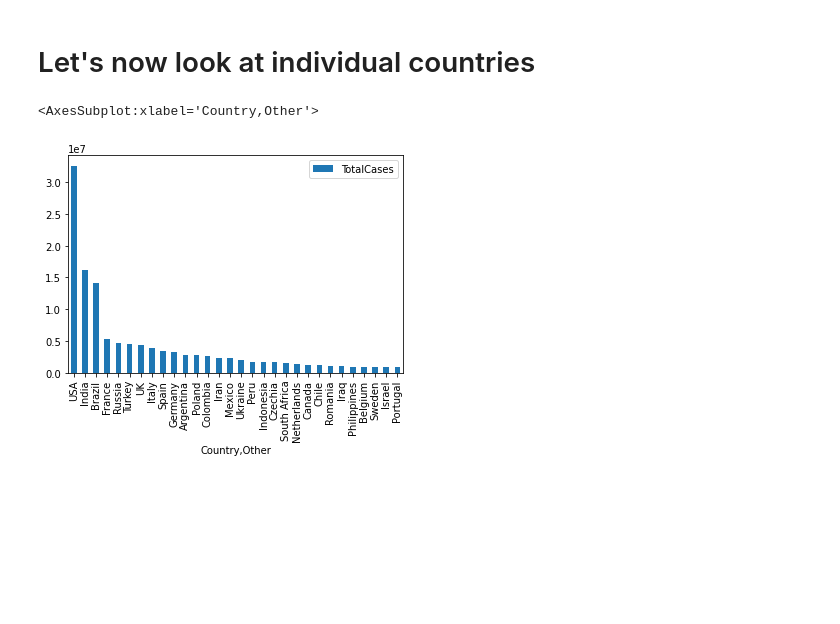
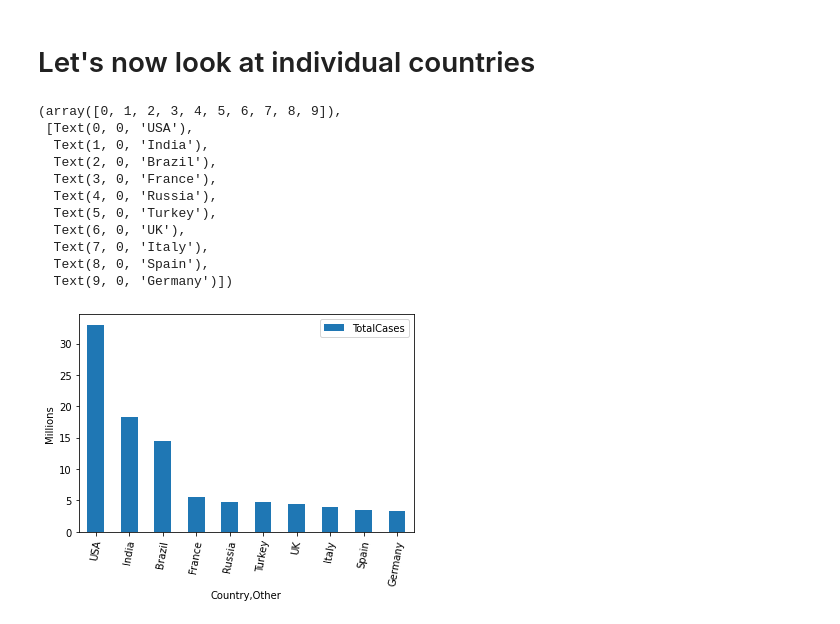
Before and after one commit to MerkuMerku/Python-Challenges, a Jupyter notebook: Python Covid Tracker/covid-webscraper-prototype.ipynb, the cells around one changed output. Cells and saved outputs as stored; diff of their text form; code cells hidden in the pictures; blank space fills up the shorter version.

```diff
--- a/Python Covid Tracker/covid-webscraper-prototype.ipynb
+++ b/Python Covid Tracker/covid-webscraper-prototype.ipynb
@@ -62,0 +68,10 @@ df
+# %%
+# let's get rid of some annoying values contained within the dataframe
+df = df.replace(',','', regex=True)
+df = df.replace('\+','', regex=True)
+df = df.replace('','NaN', regex=True)
+
+#let's change the numbers present from string format to integer!
+df[['#','TotalCases','NewCases', 'TotalDeaths', 'NewDeaths', 'TotalRecovered', 'NewRecovered', 'ActiveCases', 'Serious,Critical', 'Tot\xa0Cases/1M pop', 'Deaths/1M pop', 'TotalTests','Tests/1M pop','Population','1 Caseevery X ppl','1 Deathevery X ppl', '1 Testevery X ppl', 'New Cases/1M pop', 'New Deaths/1M pop', 'Active Cases/1M pop' ]] = df[['#','TotalCases','NewCases', 'TotalDeaths', 'NewDeaths', 'TotalRecovered', 'NewRecovered', 'ActiveCases', 'Serious,Critical', 'Tot\xa0Cases/1M pop', 'Deaths/1M pop', 'TotalTests','Tests/1M pop','Population','1 Caseevery X ppl','1 Deathevery X ppl', '1 Testevery X ppl', 'New Cases/1M pop', 'New Deaths/1M pop', 'Active Cases/1M pop' ]].astype(float)
+
+df.head(20)
@@ -186,7 +227,7 @@ Index([                    0, 'Active Cases/1M pop',         'ActiveCases',
 # %% [markdown]
 ## Here we extract country data from the main dataframe, and place it in a new dataframe.
 # %%
-countries_df = df.loc[df['#'] != ""]
+countries_df = df.loc[7:len(df)]
 
 # strip useless columns, clean data
 countries_df = countries_df.drop(columns=['#','Tot\xa0Cases/1M pop','Deaths/1M pop','1 Caseevery X ppl','1 Deathevery X ppl','1 Testevery X ppl', 'TotalTests', 'Tests/1M pop']).reset_index(drop=True)
@@ -223,11 +272,22 @@ See the caveats in the documentation: https://pandas.pydata.org/pandas-docs/stab
 # Let's now look at individual countries
 # %%
 country_totals_df = countries_df[['Country,Other', 'TotalCases']]
-country_totals_df = country_totals_df.head(30)
-country_totals_df['TotalCases']=country_totals_df['TotalCases'].str.replace(',','')
-country_totals_df['TotalCases'] = country_totals_df['TotalCases'].astype(float)
+country_totals_df = country_totals_df.head(10)
+country_totals_df['TotalCases'] = country_totals_df['TotalCases']/1000000
 
 country_totals_df.plot(kind='bar', x="Country,Other", y="TotalCases")
+plt.ylabel("Millions")
+plt.xticks(rotation=80)
 # %% [output]
-<AxesSubplot:xlabel='Country,Other'>
+(array([0, 1, 2, 3, 4, 5, 6, 7, 8, 9]),
+ [Text(0, 0, 'USA'),
+  Text(1, 0, 'India'),
+  Text(2, 0, 'Brazil'),
+  Text(3, 0, 'France'),
+  Text(4, 0, 'Russia'),
+  Text(5, 0, 'Turkey'),
+  Text(6, 0, 'UK'),
+  Text(7, 0, 'Italy'),
+  Text(8, 0, 'Spain'),
+  Text(9, 0, 'Germany')])
-[figure, old version]
+[figure, new version]
```
Also changed, not shown: parts of 13 cells of this notebook.
